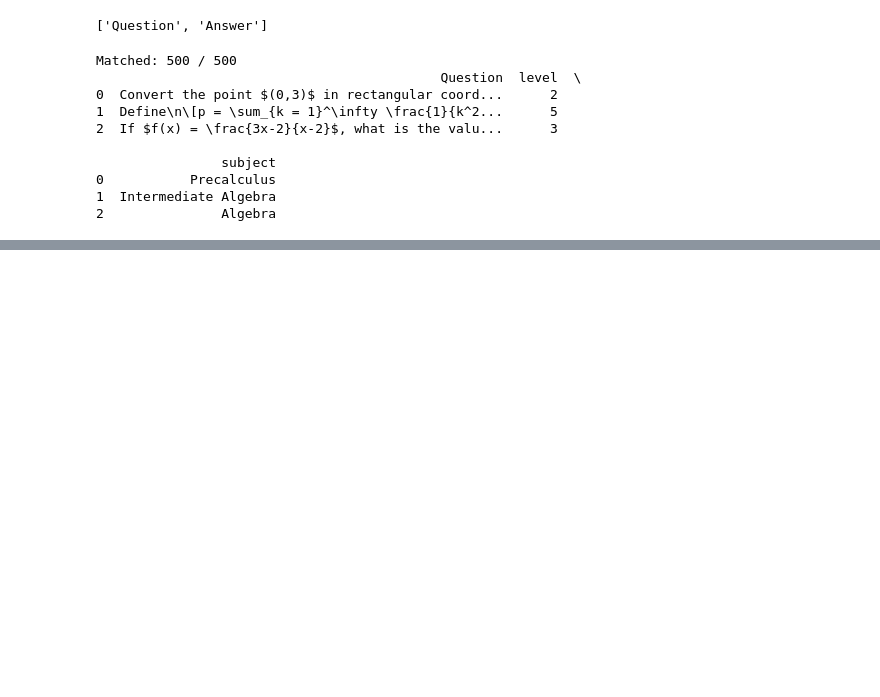
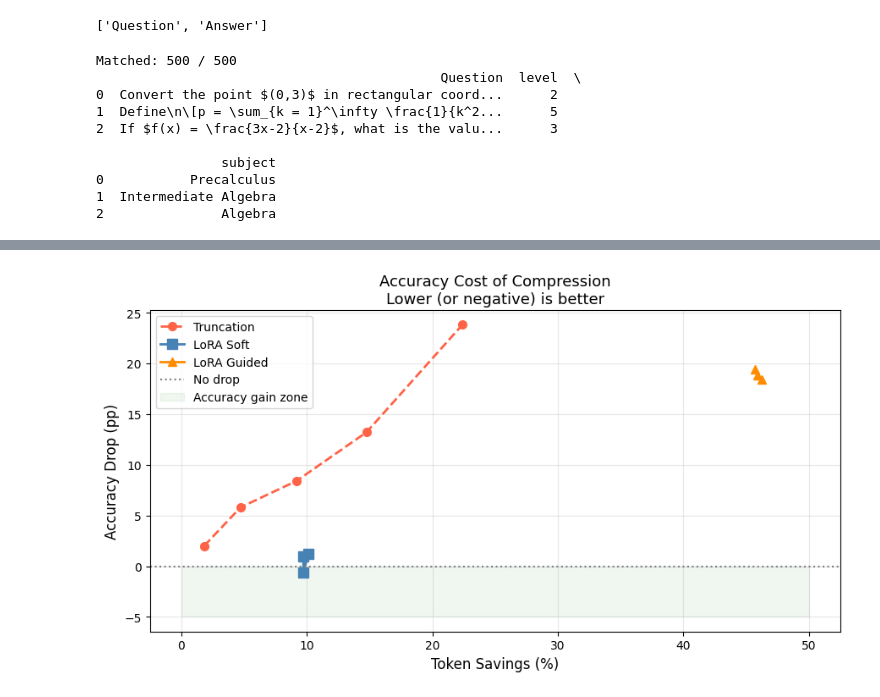
Before and after one commit to vybhav72954/tokenship, a Jupyter notebook: tokenship-math500-qwen2.5.ipynb, the cells around one changed output, grey strips where cells are left out. Saved outputs shown, nothing was run; the diff lists cells and outputs as text; code cells hidden in the pictures; blank space fills up the shorter version.

```diff
--- a/tokenship-math500-qwen2.5.ipynb
+++ b/tokenship-math500-qwen2.5.ipynb
@@ -604,0 +972,16 @@ Passing `palette` without assigning `hue` is deprecated and will be removed in v
+# %%
+fig, ax = plt.subplots(figsize=(9, 5))
+ax.plot(trunc['Token Savings (%)'],       trunc['Accuracy Drop'],       'o--', color=COLORS['trunc'],  lw=2, ms=7, label='Truncation')
+ax.plot(lora_soft['Token Savings (%)'],   lora_soft['Accuracy Drop'],   's-',  color=COLORS['soft'],   lw=2, ms=8, label='LoRA Soft')
+ax.plot(lora_guided['Token Savings (%)'], lora_guided['Accuracy Drop'], '^-',  color=COLORS['guided'], lw=2, ms=7, label='LoRA Guided')
+ax.axhline(0, linestyle=':', color='gray', lw=1.5, label='No drop')
+ax.fill_between([0, 50], 0, -5, alpha=0.06, color='green', label='Accuracy gain zone')
+ax.set_xlabel('Token Savings (%)', fontsize=12)
+ax.set_ylabel('Accuracy Drop (pp)', fontsize=12)
+ax.set_title('Accuracy Cost of Compression\nLower (or negative) is better', fontsize=13)
+ax.legend(fontsize=10); ax.grid(alpha=0.3)
+plt.tight_layout()
+plt.savefig('/kaggle/working/fig2_accuracy_drop_vs_savings.png', dpi=300, bbox_inches='tight')
+plt.show()
+# %% [output]
+[figure, added]
```
Also changed, not shown: parts of 39 cells of this notebook, 15 other files.
